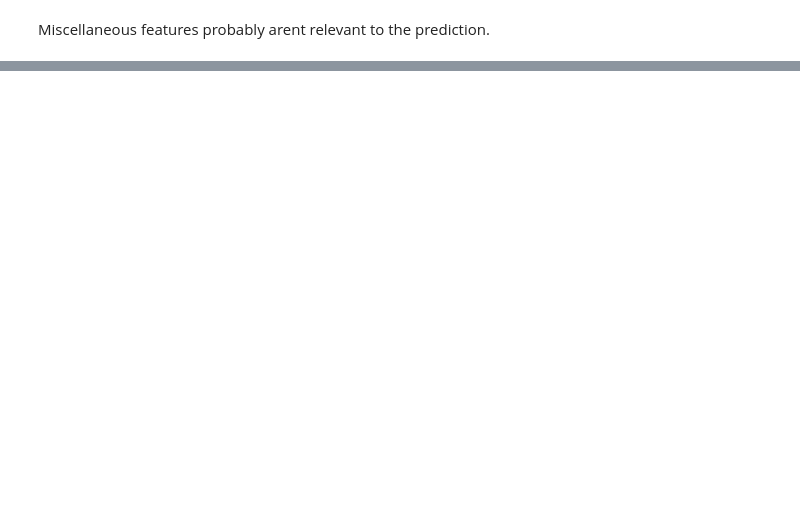
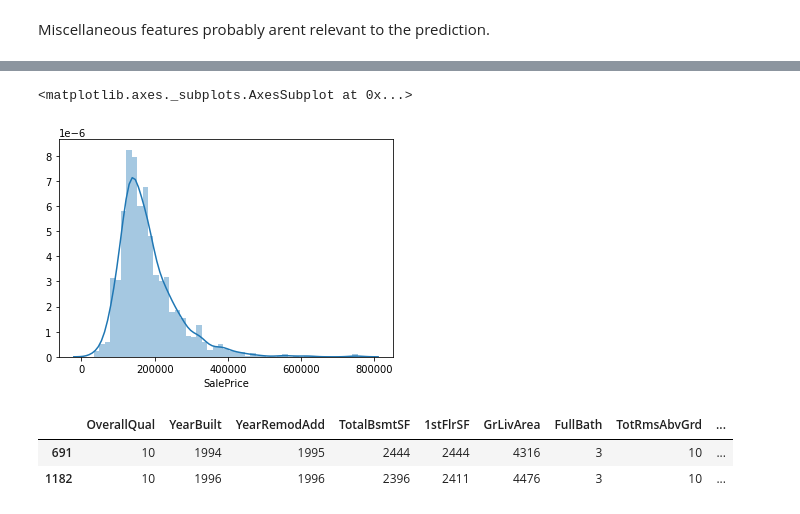
Before and after one commit to RaphaelRoriz/Machine-learning, a Jupyter notebook: housesPricesDataset/House Prices regressions.ipynb, the cells around one changed output, grey strips where cells are left out. Saved outputs shown, nothing was run; the diff lists cells and outputs as text; code cells hidden in the pictures; blank space fills up the shorter version.

```diff
--- a/housesPricesDataset/House Prices regressions.ipynb
+++ b/housesPricesDataset/House Prices regressions.ipynb
@@ -633,0 +704,11 @@ Miscellaneous features probably arent relevant to the prediction.
+# %%
+sns.distplot( houses_train['SalePrice'])
+# %% [output]
+<matplotlib.axes._subplots.AxesSubplot at 0x...>
+[figure, added]
+# %%
+houses_train[houses_train['SalePrice'] > 700000]
+# %% [output]
+|  | OverallQual | YearBuilt | YearRemodAdd | TotalBsmtSF | 1stFlrSF | GrLivArea | FullBath | TotRmsAbvGrd | ... |
+| 691 | 10 | 1994 | 1995 | 2444 | 2444 | 4316 | 3 | 10 | ... |
+| 1182 | 10 | 1996 | 1996 | 2396 | 2411 | 4476 | 3 | 10 | ... |
```
Also changed, not shown: parts of 67 cells of this notebook.
